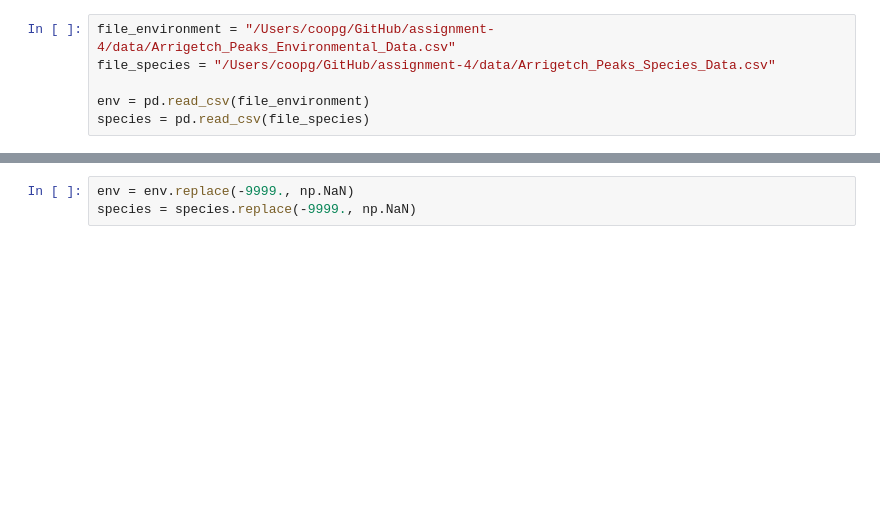
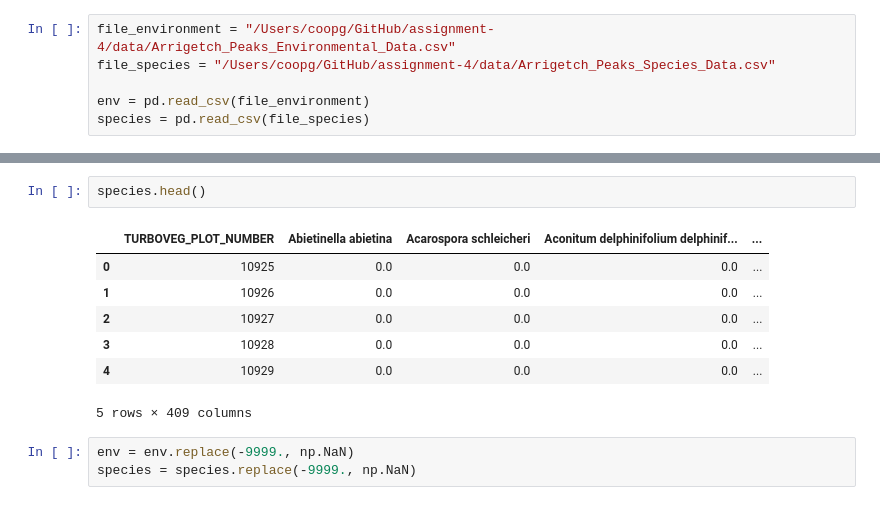
Before and after one commit to ENVS110a-SP23/assignment-4, a Jupyter notebook: answers.ipynb, the cells around one changed output, grey strips where cells are left out. Drawn from its saved outputs; the diff is of its cells as text; blank space fills up the shorter version.

```diff
--- a/answers.ipynb
+++ b/answers.ipynb
@@ -63,3 +72,13 @@ species = pd.read_csv(file_species)
+# %%
+species.head()
+# %% [output]
+|  | TURBOVEG_PLOT_NUMBER | Abietinella abietina | Acarospora schleicheri | Aconitum delphinifolium delphinif... | ... |
+| 0 | 10925 | 0.0 | 0.0 | 0.0 | ... |
+| 1 | 10926 | 0.0 | 0.0 | 0.0 | ... |
+| 2 | 10927 | 0.0 | 0.0 | 0.0 | ... |
+| 3 | 10928 | 0.0 | 0.0 | 0.0 | ... |
+| 4 | 10929 | 0.0 | 0.0 | 0.0 | ... |
+5 rows × 409 columns
 # %%
 env = env.replace(-9999., np.NaN)
 species = species.replace(-9999., np.NaN)
```
Also changed, not shown: parts of 1 cell of this notebook.
